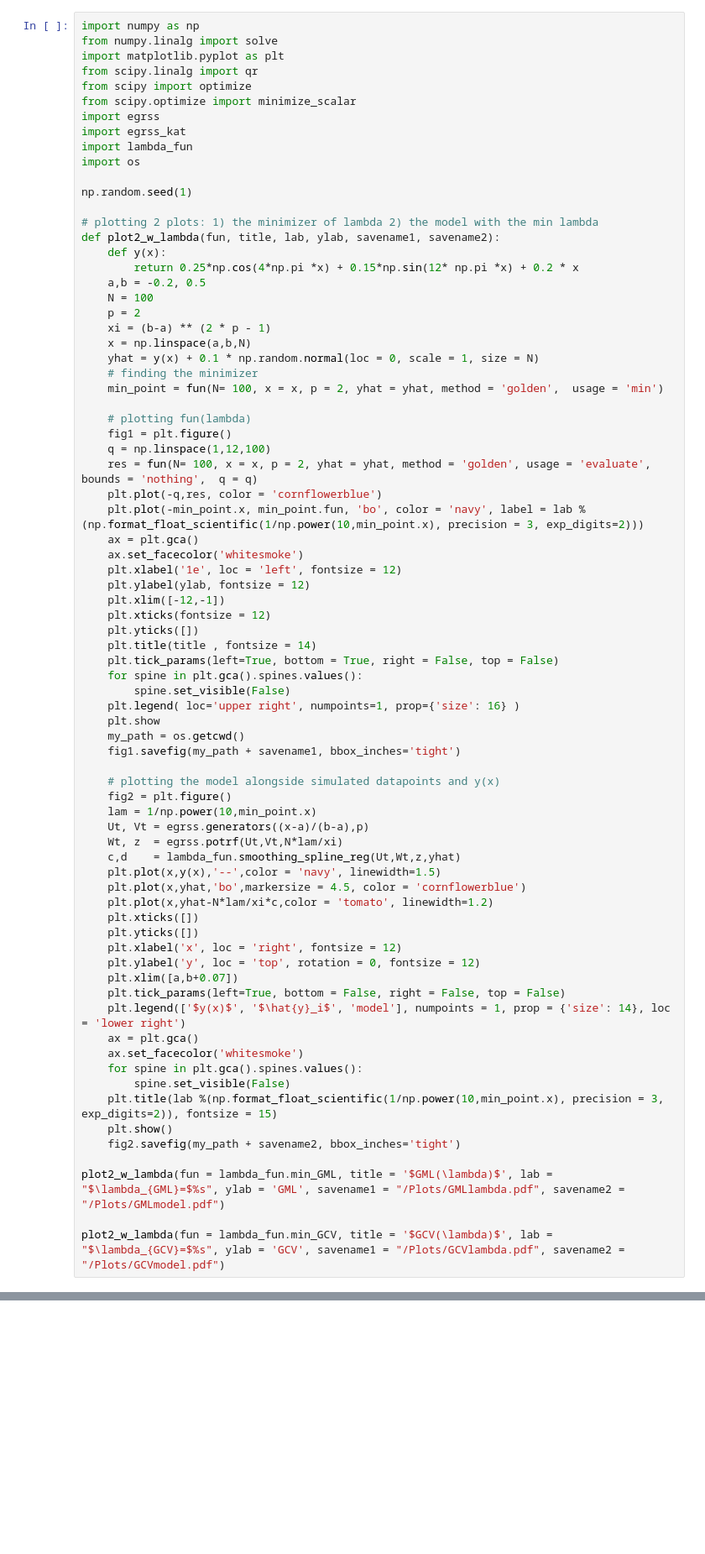
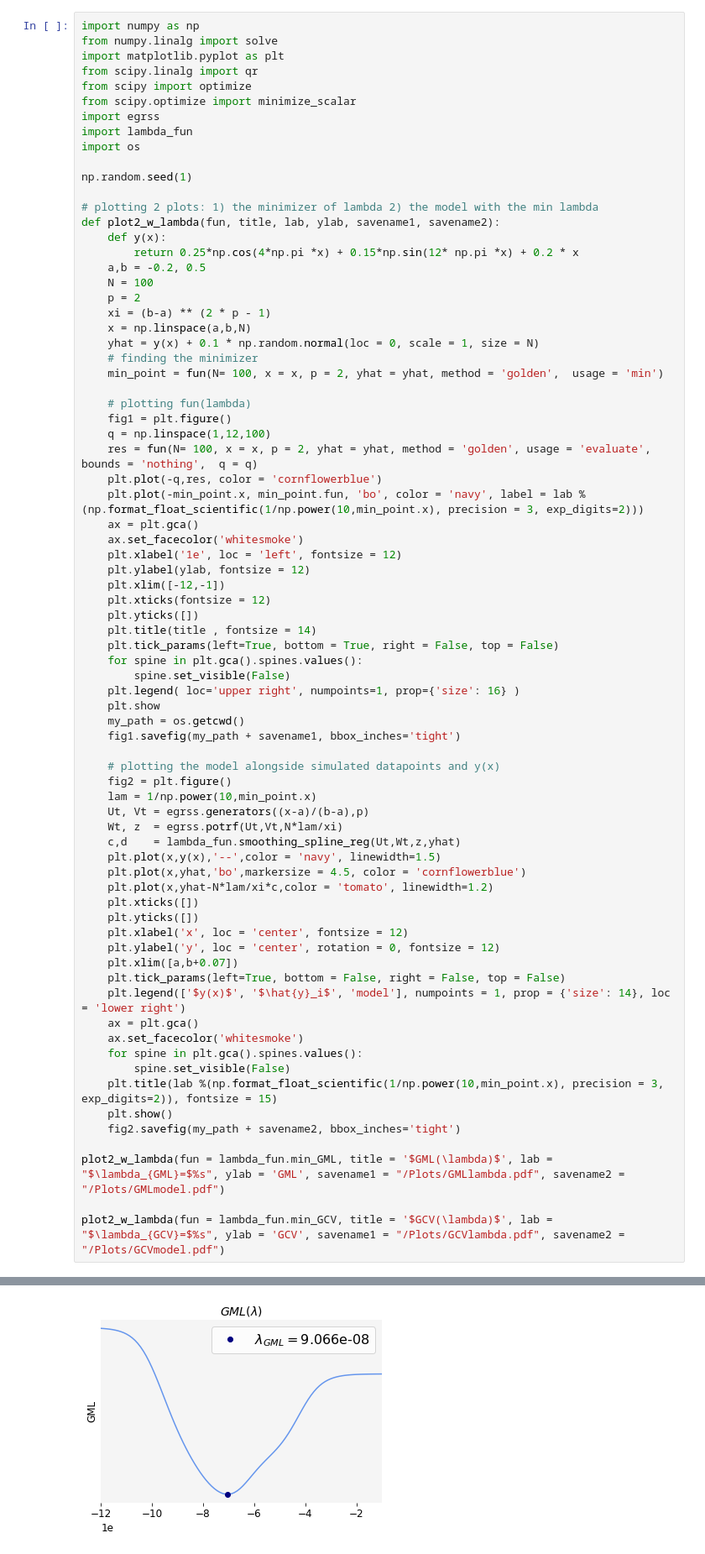
Before and after one commit to NikolineBalle/Bachelor, a Jupyter notebook: sim_data_fit.ipynb, the cells around one changed output, grey strips where cells are left out. Shown: that part at 84% size. Drawn from its saved outputs; the diff is of its cells as text; blank space fills up the shorter version.

```diff
--- a/sim_data_fit.ipynb
+++ b/sim_data_fit.ipynb
@@ -6,7 +6,6 @@ from scipy.linalg import qr
 from scipy import optimize
 from scipy.optimize import minimize_scalar
 import egrss
-import egrss_kat
 import lambda_fun
 import os
 
@@ -58,8 +57,8 @@ def plot2_w_lambda(fun, title, lab, ylab, savename1, savename2):
     plt.plot(x,yhat-N*lam/xi*c,color = 'tomato', linewidth=1.2)
     plt.xticks([])
     plt.yticks([])
-    plt.xlabel('x', loc = 'right', fontsize = 12)
-    plt.ylabel('y', loc = 'top', rotation = 0, fontsize = 12)
+    plt.xlabel('x', loc = 'center', fontsize = 12)
+    plt.ylabel('y', loc = 'center', rotation = 0, fontsize = 12)
     plt.xlim([a,b+0.07])
     plt.tick_params(left=True, bottom = False, right = False, top = False)
     plt.legend(['$y(x)$', '$\hat{y}_i$', 'model'], numpoints = 1, prop = {'size': 14}, loc = 'lower right')
@@ -78,0 +77 @@ ModuleNotFoundError: No module named 'egrss_kat'
+[figure, added]
```
Also changed, not shown: parts of 5 cells of this notebook, 11 other files.
